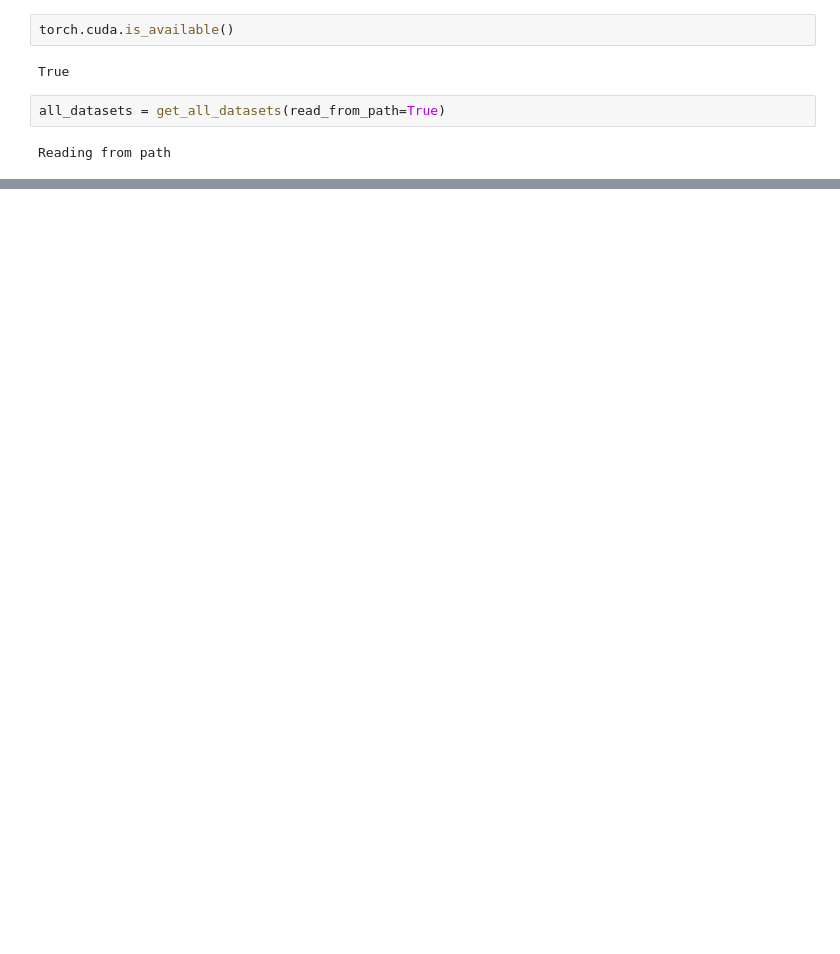
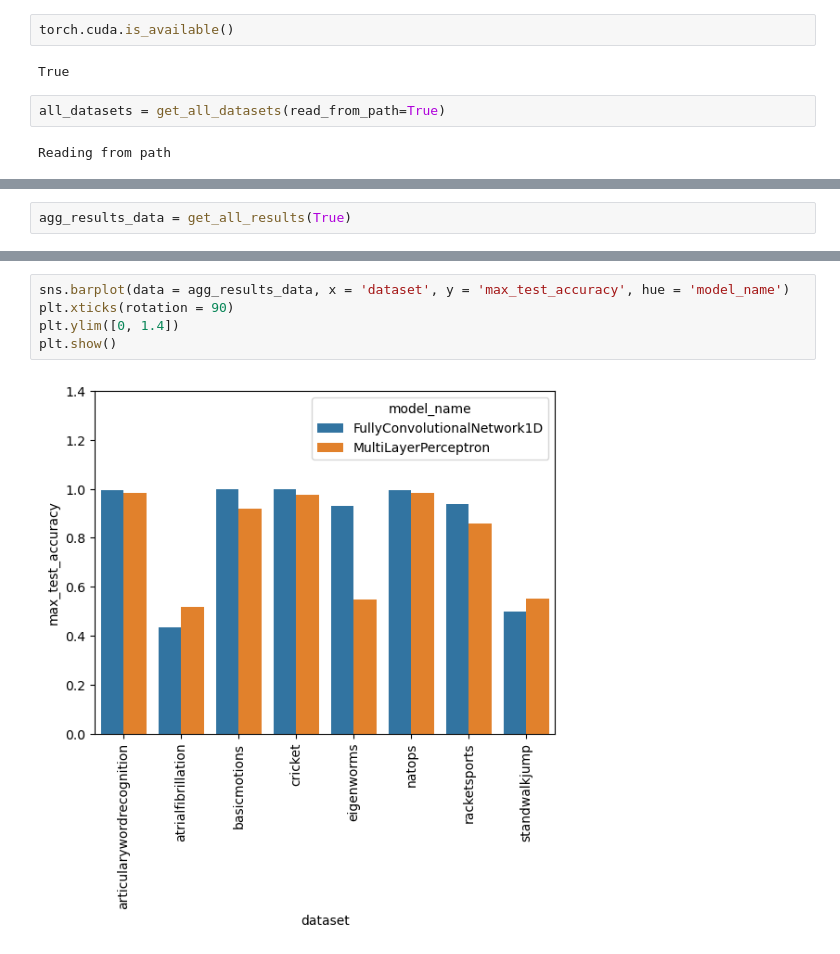
Before and after one commit to samuelthomaz7/multimodal_time_series_classification, a Jupyter notebook: test_notebook.ipynb, the cells around one changed output, grey strips where cells are left out. Saved outputs shown, nothing was run; the diff lists cells and outputs as text; blank space fills up the shorter version.

```diff
--- a/test_notebook.ipynb
+++ b/test_notebook.ipynb
@@ -58,0 +21,2 @@ all_datasets['ArticularyWordRecognition']
+# %%
+agg_results_data = get_all_results(True)
@@ -58,0 +60,7 @@ all_datasets['ArticularyWordRecognition']
+# %%
+sns.barplot(data = agg_results_data, x = 'dataset', y = 'max_test_accuracy', hue = 'model_name')
+plt.xticks(rotation = 90)
+plt.ylim([0, 1.4])
+plt.show()
+# %% [output]
+[figure, added]
```
Also changed, not shown: parts of 9 cells of this notebook, 5 other files.
